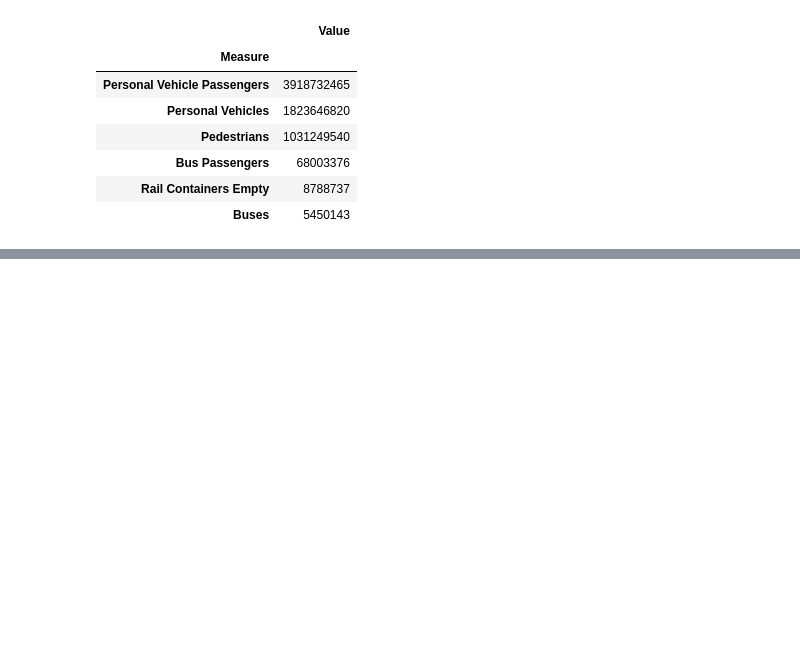
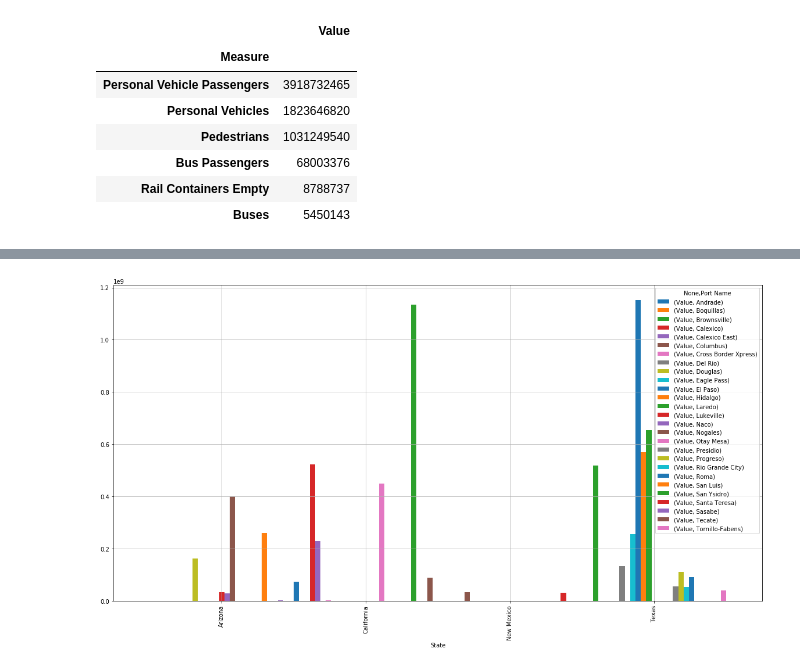
Before and after one commit to irwinmier96/Extra_Side_Projects, a Jupyter notebook: Border Crossings/us_mexico.ipynb, the cells around one changed output, grey strips where cells are left out. Drawn from its saved outputs; the diff is of its cells as text; code cells hidden in the pictures; blank space fills up the shorter version.

```diff
--- a/Border Crossings/us_mexico.ipynb
+++ b/Border Crossings/us_mexico.ipynb
@@ -81,0 +83,6 @@ AttributeError: 'AxesSubplot' object has no attribute 'xticks'
+# %%
+#Busiest border crossings
+border_crossings = us_mex.groupby(["State", "Port Name"]).Value.sum()
+border_crossings = pd.DataFrame(border_crossings)
+
+border_crossings
@@ -81,0 +108,6 @@ AttributeError: 'AxesSubplot' object has no attribute 'xticks'
+# %%
+border_crossings.groupby(['State','Port Name']).sum().unstack(fill_value=0).plot.bar(figsize = (20,10), width = 1)
+plt.grid()
+plt.show()
+# %% [output]
+[figure, added]
```
Also changed, not shown: parts of 2 cells of this notebook.
